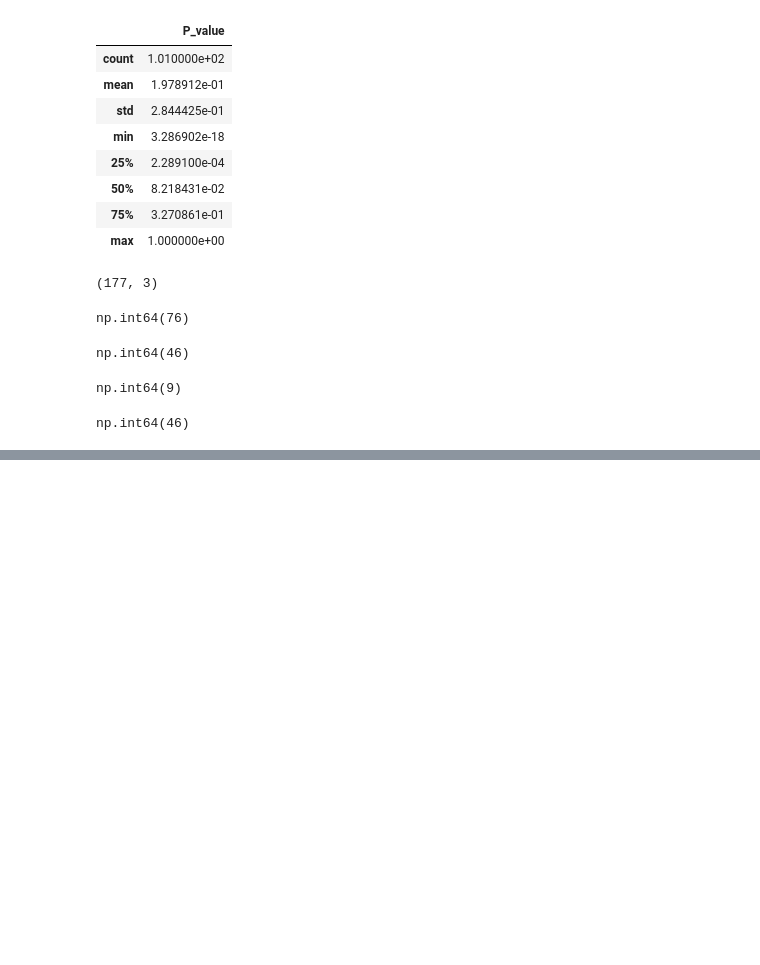
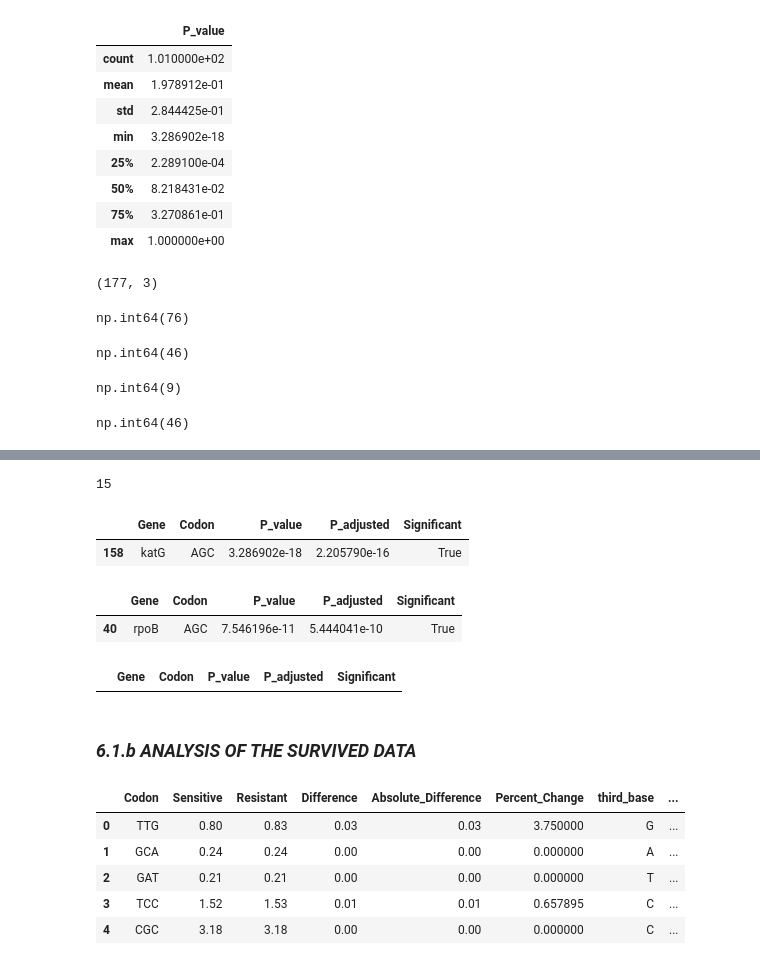
Before and after one commit to ginger-gif-bot/NGS, a Jupyter notebook: python_scripts/stats_plots.ipynb, the cells around one changed output, grey strips where cells are left out. Drawn from its saved outputs; the diff is of its cells as text; code cells hidden in the pictures; blank space fills up the shorter version.

```diff
--- a/python_scripts/stats_plots.ipynb
+++ b/python_scripts/stats_plots.ipynb
@@ -847,0 +950,36 @@ import sys; print(sys.executable)
+# %%
+len(valid_data[(valid_data["Significant"] == True) &
+           (valid_data["Gene"] == "katG")])
+# %% [output]
+15
+# %%
+valid_data[(valid_data["Significant"] == True) &
+           (valid_data["Gene"] == "katG") &
+           (valid_data["Codon"] == "AGC")]
+# %% [output]
+|  | Gene | Codon | P_value | P_adjusted | Significant |
+| 158 | katG | AGC | 3.286902e-18 | 2.205790e-16 | True |
+# %%
+valid_data[(valid_data["Significant"] == True) &
+           (valid_data["Gene"] == "rpoB") &
+           (valid_data["Codon"] == "AGC")]
+# %% [output]
+|  | Gene | Codon | P_value | P_adjusted | Significant |
+| 40 | rpoB | AGC | 7.546196e-11 | 5.444041e-10 | True |
+# %%
+valid_data[(valid_data["Significant"] == True) &
+           (valid_data["Gene"] == "gyrA") &
+           (valid_data["Codon"] == "AGC")]
+# %% [output]
+|  | Gene | Codon | P_value | P_adjusted | Significant |
+# %% [markdown]
+### ***6.1.b ANALYSIS OF THE SURVIVED DATA***
+# %%
+rscu_avg_rpoB.head()
+# %% [output]
+|  | Codon | Sensitive | Resistant | Difference | Absolute_Difference | Percent_Change | third_base | ... |
+| 0 | TTG | 0.80 | 0.83 | 0.03 | 0.03 | 3.750000 | G | ... |
+| 1 | GCA | 0.24 | 0.24 | 0.00 | 0.00 | 0.000000 | A | ... |
+| 2 | GAT | 0.21 | 0.21 | 0.00 | 0.00 | 0.000000 | T | ... |
+| 3 | TCC | 1.52 | 1.53 | 0.01 | 0.01 | 0.657895 | C | ... |
+| 4 | CGC | 3.18 | 3.18 | 0.00 | 0.00 | 0.000000 | C | ... |
```
Also changed, not shown: parts of 76 cells of this notebook, 1 other file.
